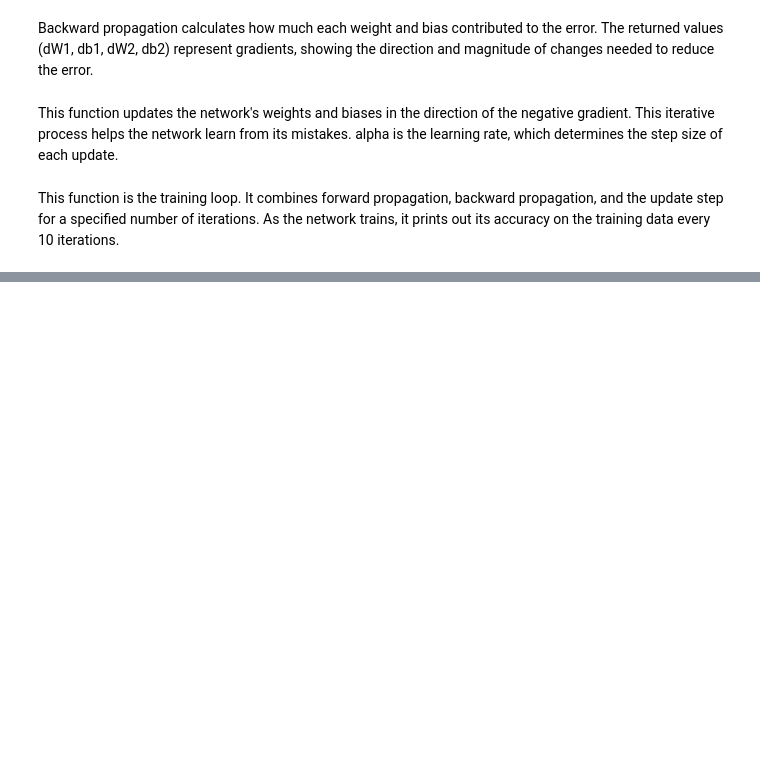
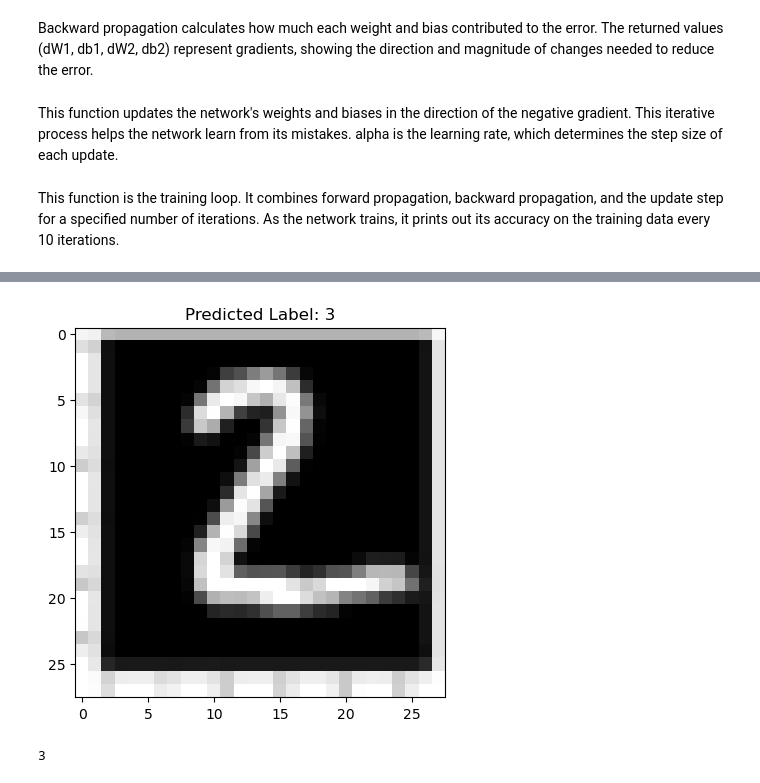
Before and after one commit to nneubacher/Integrationsseminar, a Jupyter notebook: src/mnist_nn.ipynb, the cells around one changed output, grey strips where cells are left out. Cells and saved outputs as stored; diff of their text form; code cells hidden in the pictures; blank space fills up the shorter version.

Commit message:
predict on custom images

```diff
--- a/src/mnist_nn.ipynb
+++ b/src/mnist_nn.ipynb
@@ -230,0 +232,28 @@ Actual Label: 9
+# %%
+def predict_on_new_image(image_path, W1, b1, W2, b2):
+    # Load the image
+    image = Image.open(image_path).convert("L")  # Convert image to grayscale
+    image = image.resize((28, 28))  # Resize image to match input size
+
+    # Convert image to numpy array and normalize
+    image_arr = np.array(image) / 255.0
+
+    # Reshape the image to be a flat vector and then a column vector
+    image_arr = image_arr.reshape((-1, 1))
+
+    # Predict
+    prediction = make_predictions(image_arr, W1, b1, W2, b2)
+
+    # Display the image
+    plt.gray()
+    plt.imshow(np.array(image), interpolation='nearest')
+    plt.title(f"Predicted Label: {prediction[0]}")
+    plt.show()
+
+    return prediction[0]
+# %%
+image_path = "../data/2_black.png"
+predict_on_new_image(image_path, W1, b1, W2, b2)
+# %% [output]
+[figure, added]
+3
```
Also changed, not shown: parts of 6 cells of this notebook, 6 other files.
